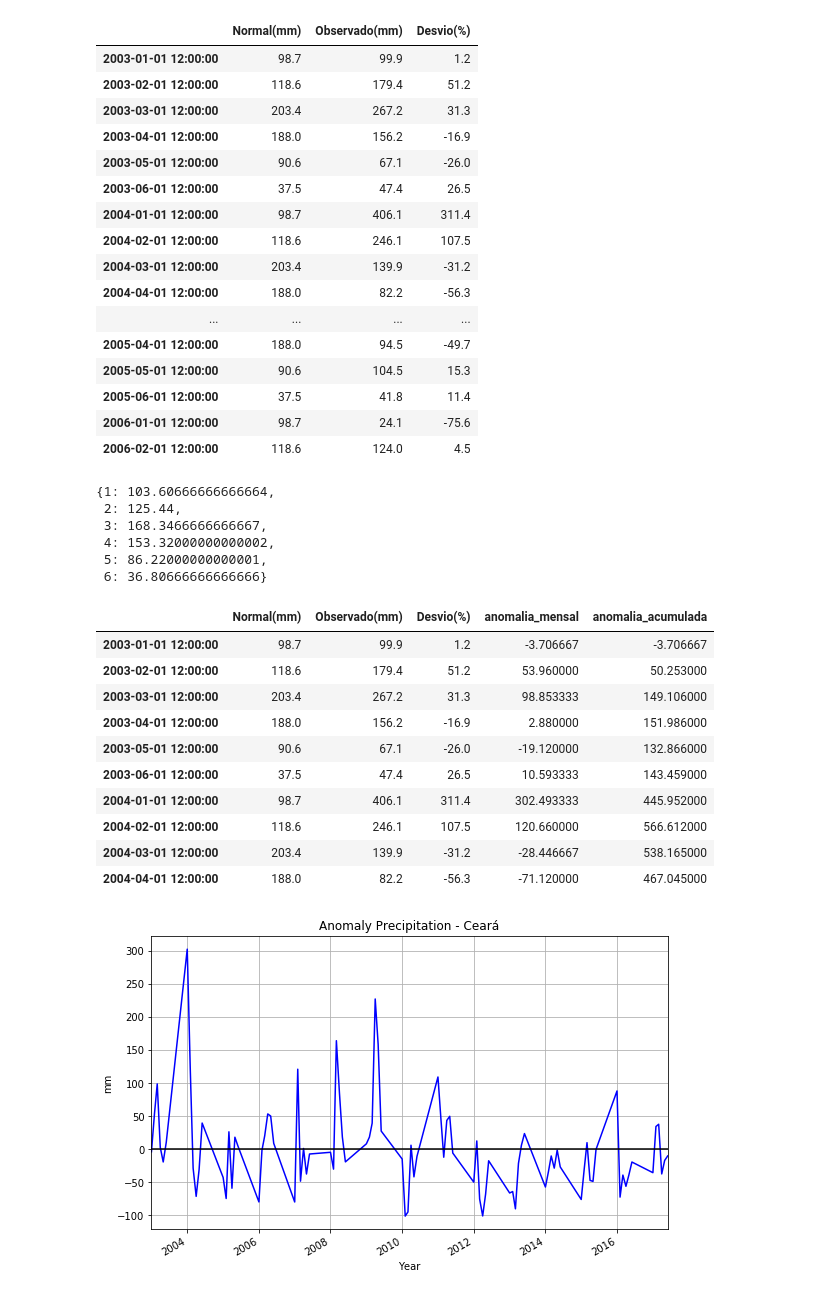
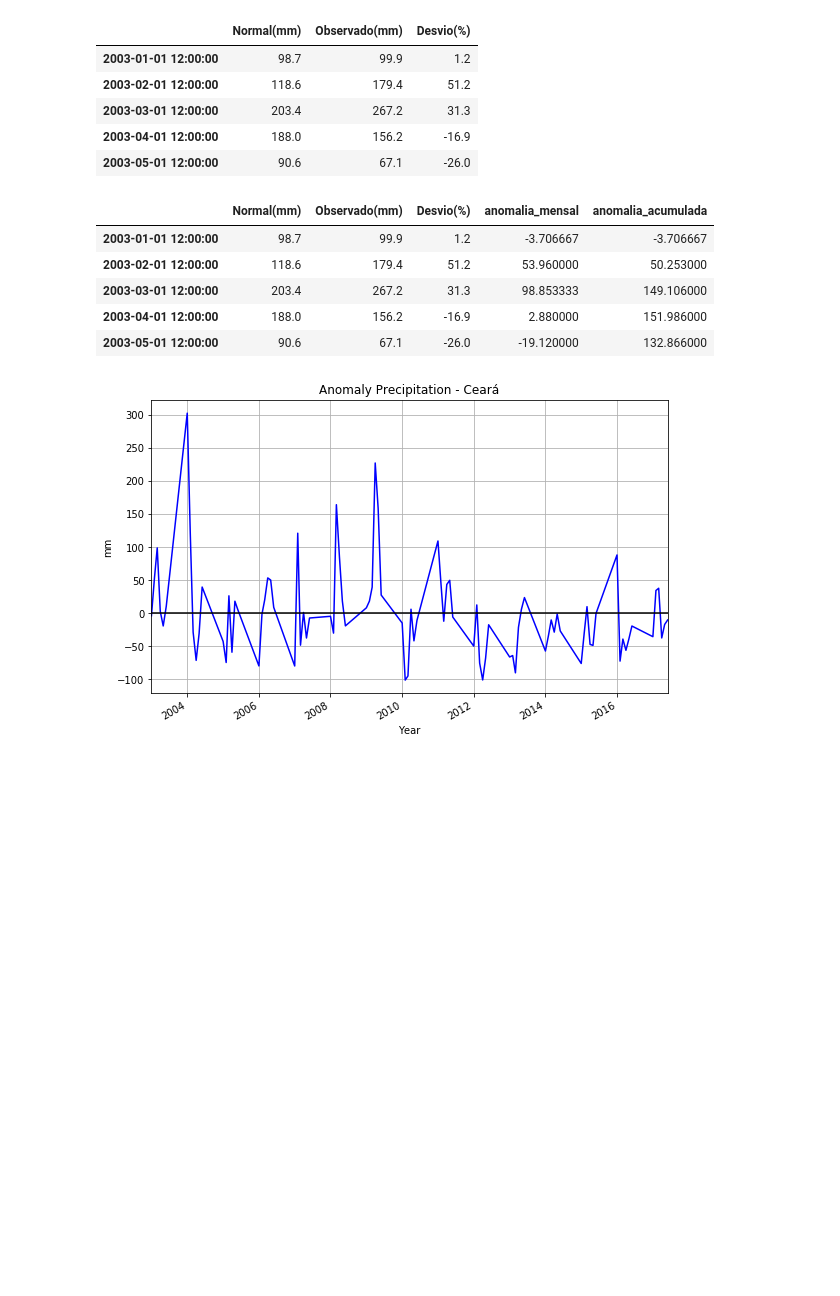
Before and after one commit to tiagotele/experimentos_oceanografia, a Jupyter notebook: Rainfall climatology, anomaly and cumulative.ipynb, the cells around one changed output. Cells and saved outputs as stored; diff of their text form; code cells hidden in the pictures; blank space fills up the shorter version.

```diff
--- a/Rainfall climatology, anomaly and cumulative.ipynb
+++ b/Rainfall climatology, anomaly and cumulative.ipynb
@@ -347,37 +347,26 @@ funceme_rainy_montlhy_df = pd.concat(
 funceme_rainy_montlhy_df = funceme_rainy_montlhy_df.loc['2003-01-01':'2017-12-01']
 # %%
 ##Use rainfall season months
-rainy_seasonal_months = [1,2,3,4,5,6] #
+rainy_seasonal_months = range(1,7,1)
 
 indexes = []
 rows = []
 
 for index,row in funceme_rainy_montlhy_df.iterrows():
     if index.month not in rainy_seasonal_months:
         continue
     indexes.append(index)
     rows.append(row)
 
 rainy_classified_df = pd.DataFrame(index=indexes, columns=funceme_rainy_montlhy_df.columns,data=rows)
-rainy_classified_df.head(20)
+rainy_classified_df.head(5)
 # %% [output]
 |  | Normal(mm) | Observado(mm) | Desvio(%) |
 | 2003-01-01 12:00:00 | 98.7 | 99.9 | 1.2 |
 | 2003-02-01 12:00:00 | 118.6 | 179.4 | 51.2 |
 | 2003-03-01 12:00:00 | 203.4 | 267.2 | 31.3 |
 | 2003-04-01 12:00:00 | 188.0 | 156.2 | -16.9 |
 | 2003-05-01 12:00:00 | 90.6 | 67.1 | -26.0 |
-| 2003-06-01 12:00:00 | 37.5 | 47.4 | 26.5 |
-| 2004-01-01 12:00:00 | 98.7 | 406.1 | 311.4 |
-| 2004-02-01 12:00:00 | 118.6 | 246.1 | 107.5 |
-| 2004-03-01 12:00:00 | 203.4 | 139.9 | -31.2 |
-| 2004-04-01 12:00:00 | 188.0 | 82.2 | -56.3 |
-| ... | ... | ... | ... |
-| 2005-04-01 12:00:00 | 188.0 | 94.5 | -49.7 |
-| 2005-05-01 12:00:00 | 90.6 | 104.5 | 15.3 |
-| 2005-06-01 12:00:00 | 37.5 | 41.8 | 11.4 |
-| 2006-01-01 12:00:00 | 98.7 | 24.1 | -75.6 |
-| 2006-02-01 12:00:00 | 118.6 | 124.0 | 4.5 |
 # %%
 month_values={}
 
@@ -394,19 +378,11 @@ for date,el in rainy_classified_df.iterrows():
 # %%
 climatology_observed={}
 
-for index in range(1,7,1):
+for index in rainy_seasonal_months:
         climatology_observed[index]=[]
 
 for month in month_values:
     climatology_observed[month] = (reduce(lambda x, y: x + y, month_values[month]) / len(month_values[month]))
-climatology_observed
-# %% [output]
-{1: 103.60666666666664,
- 2: 125.44,
- 3: 168.3466666666667,
- 4: 153.32000000000002,
- 5: 86.22000000000001,
- 6: 36.80666666666666}
 # %%
 anomaly_array = []
 for date,el in rainy_classified_df.iterrows():
@@ -415,7 +391,7 @@ for date,el in rainy_classified_df.iterrows():
 rainy_classified_df.loc[:,COLUNA_ANOMALIA_DO_MES] = pd.Series(anomaly_array, index=rainy_classified_df.index)
 # %%
 rainy_classified_df = adiciona_anomalia_acumulada(rainy_classified_df)
-rainy_classified_df.head(10)
+rainy_classified_df.head(5)
 # %% [output]
 |  | Normal(mm) | Observado(mm) | Desvio(%) | anomalia_mensal | anomalia_acumulada |
 | 2003-01-01 12:00:00 | 98.7 | 99.9 | 1.2 | -3.706667 | -3.706667 |
@@ -423,11 +399,6 @@ rainy_classified_df.head(10)
 | 2003-03-01 12:00:00 | 203.4 | 267.2 | 31.3 | 98.853333 | 149.106000 |
 | 2003-04-01 12:00:00 | 188.0 | 156.2 | -16.9 | 2.880000 | 151.986000 |
 | 2003-05-01 12:00:00 | 90.6 | 67.1 | -26.0 | -19.120000 | 132.866000 |
-| 2003-06-01 12:00:00 | 37.5 | 47.4 | 26.5 | 10.593333 | 143.459000 |
-| 2004-01-01 12:00:00 | 98.7 | 406.1 | 311.4 | 302.493333 | 445.952000 |
-| 2004-02-01 12:00:00 | 118.6 | 246.1 | 107.5 | 120.660000 | 566.612000 |
-| 2004-03-01 12:00:00 | 203.4 | 139.9 | -31.2 | -28.446667 | 538.165000 |
-| 2004-04-01 12:00:00 | 188.0 | 82.2 | -56.3 | -71.120000 | 467.045000 |
 # %%
 plota_coluna_do_dataframe(rainy_classified_df, 'Anomaly Precipitation - Ceará',COLUNA_ANOMALIA_DO_MES)
 # %% [output]
```
Also changed, not shown: parts of 2 cells of this notebook.
